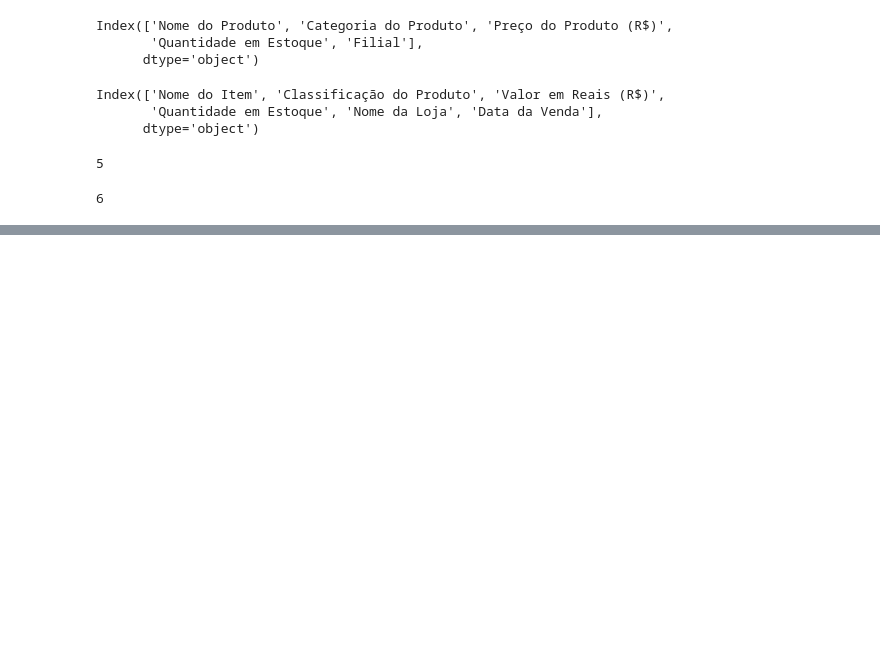
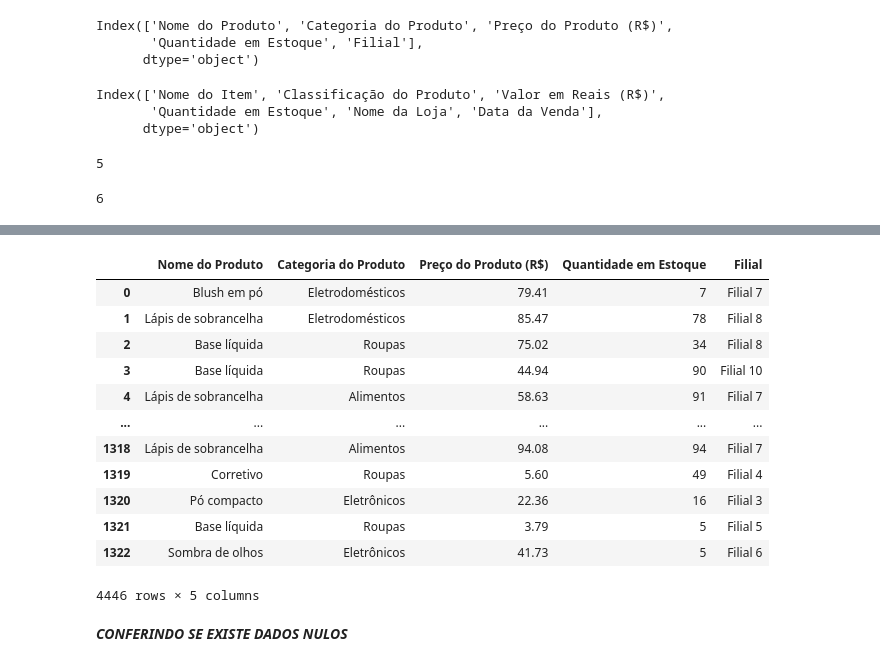
Before and after one commit to diego-ramos98/pipeline_dados, a Jupyter notebook: notebooks/exploracao.ipynb, the cells around one changed output, grey strips where cells are left out. Drawn from its saved outputs; the diff is of its cells as text; code cells hidden in the pictures; blank space fills up the shorter version.

Commit message:
FInalizado a exploração dos dados

```diff
--- a/notebooks/exploracao.ipynb
+++ b/notebooks/exploracao.ipynb
@@ -54,0 +125,18 @@ TypeError: Series.name must be a hashable type
+# %%
+df_data_csv_concat_json.drop_duplicates()
+# %% [output]
+|  | Nome do Produto | Categoria do Produto | Preço do Produto (R$) | Quantidade em Estoque | Filial |
+| 0 | Blush em pó | Eletrodomésticos | 79.41 | 7 | Filial 7 |
+| 1 | Lápis de sobrancelha | Eletrodomésticos | 85.47 | 78 | Filial 8 |
+| 2 | Base líquida | Roupas | 75.02 | 34 | Filial 8 |
+| 3 | Base líquida | Roupas | 44.94 | 90 | Filial 10 |
+| 4 | Lápis de sobrancelha | Alimentos | 58.63 | 91 | Filial 7 |
+| ... | ... | ... | ... | ... | ... |
+| 1318 | Lápis de sobrancelha | Alimentos | 94.08 | 94 | Filial 7 |
+| 1319 | Corretivo | Roupas | 5.60 | 49 | Filial 4 |
+| 1320 | Pó compacto | Eletrônicos | 22.36 | 16 | Filial 3 |
+| 1321 | Base líquida | Roupas | 3.79 | 5 | Filial 5 |
+| 1322 | Sombra de olhos | Eletrônicos | 41.73 | 5 | Filial 6 |
+4446 rows × 5 columns
+# %% [markdown]
+***CONFERINDO SE EXISTE DADOS NULOS***
```
Also changed, not shown: parts of 18 cells of this notebook.
